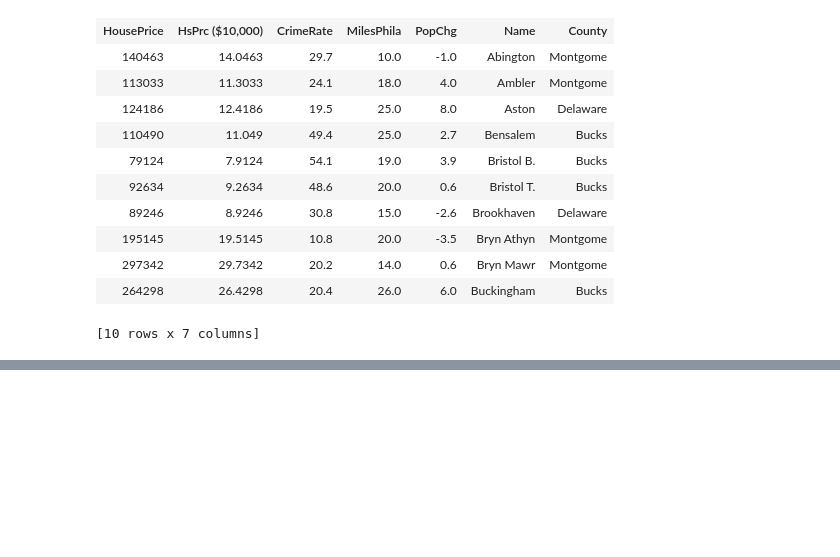
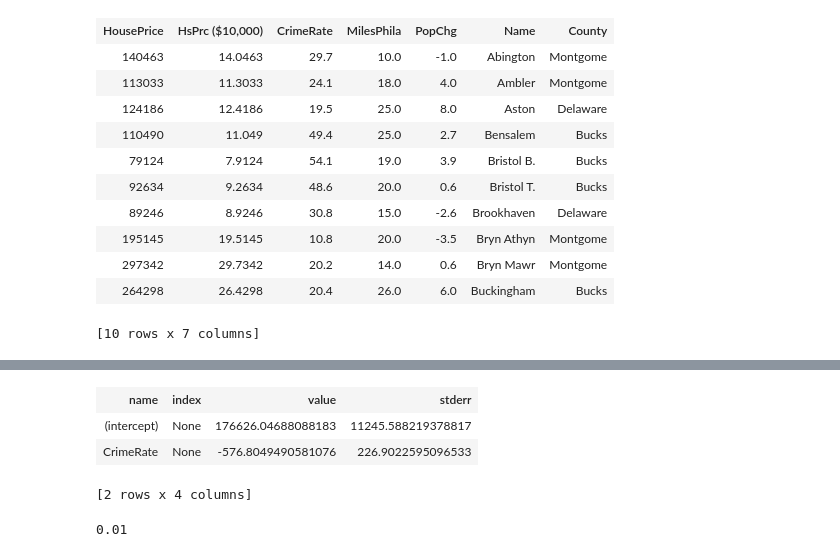
Before and after one commit to AkhilVinayakp/machine_Learning_Algorithms_python, a Jupyter notebook: regression/pred_house_price.ipynb, the cells around one changed output, grey strips where cells are left out. Drawn from its saved outputs; the diff is of its cells as text; code cells hidden in the pictures; blank space fills up the shorter version.

```diff
--- a/regression/pred_house_price.ipynb
+++ b/regression/pred_house_price.ipynb
@@ -40,0 +94,12 @@ crime_model = turicreate.linear_regression.create()
+# %%
+# getting the coefficients
+crime_model.coefficients
+# %% [output]
+| name | index | value | stderr |
+| (intercept) | None | 176626.04688088183 | 11245.588219378817 |
+| CrimeRate | None | -576.8049490581076 | 226.9022595096533 |
+[2 rows x 4 columns]
+# %%
+crime_model.convergence_threshold
+# %% [output]
+0.01
```
Also changed, not shown: parts of 10 cells of this notebook, 1 other file.
